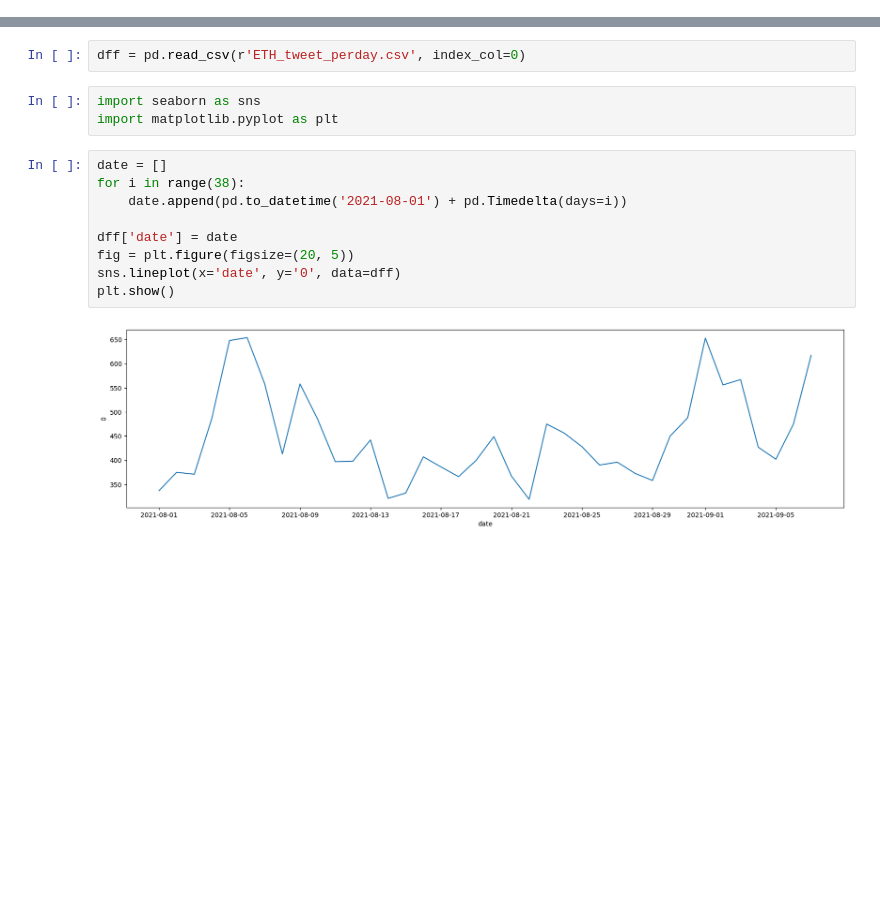
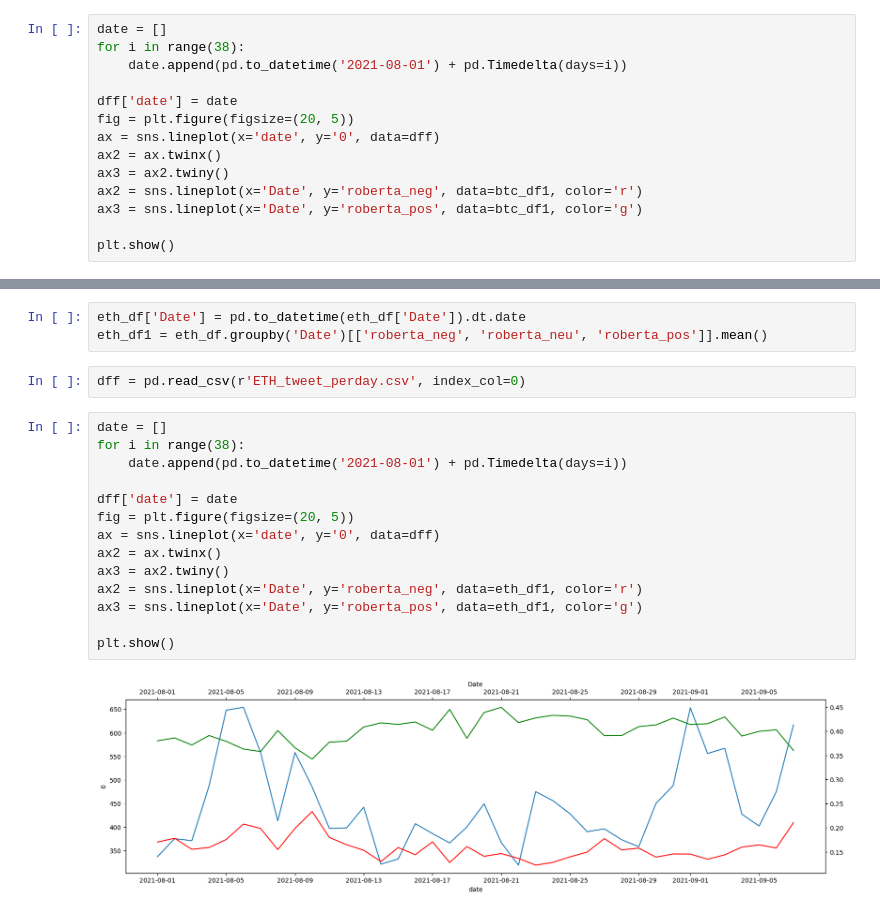
Before and after one commit to Alvanzah/Pemodelan, a Jupyter notebook: Sentiment_Analysis.ipynb, the cells around one changed output, grey strips where cells are left out. Drawn from its saved outputs; the diff is of its cells as text; blank space fills up the shorter version.

```diff
--- a/Sentiment_Analysis.ipynb
+++ b/Sentiment_Analysis.ipynb
@@ -62,0 +80,14 @@ btc_df.head()
+# %%
+date = []
+for i in range(38):
+    date.append(pd.to_datetime('2021-08-01') + pd.Timedelta(days=i))
+
+dff['date'] = date
+fig = plt.figure(figsize=(20, 5))
+ax = sns.lineplot(x='date', y='0', data=dff)
+ax2 = ax.twinx()
+ax3 = ax2.twiny()
+ax2 = sns.lineplot(x='Date', y='roberta_neg', data=btc_df1, color='r')
+ax3 = sns.lineplot(x='Date', y='roberta_pos', data=btc_df1, color='g')
+
+plt.show()
@@ -104,16 +139,21 @@ eth_df.head()
+# %%
+eth_df['Date'] = pd.to_datetime(eth_df['Date']).dt.date
+eth_df1 = eth_df.groupby('Date')[['roberta_neg', 'roberta_neu', 'roberta_pos']].mean()
 # %%
 dff = pd.read_csv(r'ETH_tweet_perday.csv', index_col=0)
-# %%
-import seaborn as sns
-import matplotlib.pyplot as plt
 # %%
 date = []
 for i in range(38):
     date.append(pd.to_datetime('2021-08-01') + pd.Timedelta(days=i))
 
 dff['date'] = date
 fig = plt.figure(figsize=(20, 5))
-sns.lineplot(x='date', y='0', data=dff)
+ax = sns.lineplot(x='date', y='0', data=dff)
+ax2 = ax.twinx()
+ax3 = ax2.twiny()
+ax2 = sns.lineplot(x='Date', y='roberta_neg', data=eth_df1, color='r')
+ax3 = sns.lineplot(x='Date', y='roberta_pos', data=eth_df1, color='g')
+
 plt.show()
 # %% [output]
-[figure, old version]
+[figure, new version]
```
Also changed, not shown: parts of 7 cells of this notebook, 3 other files.
